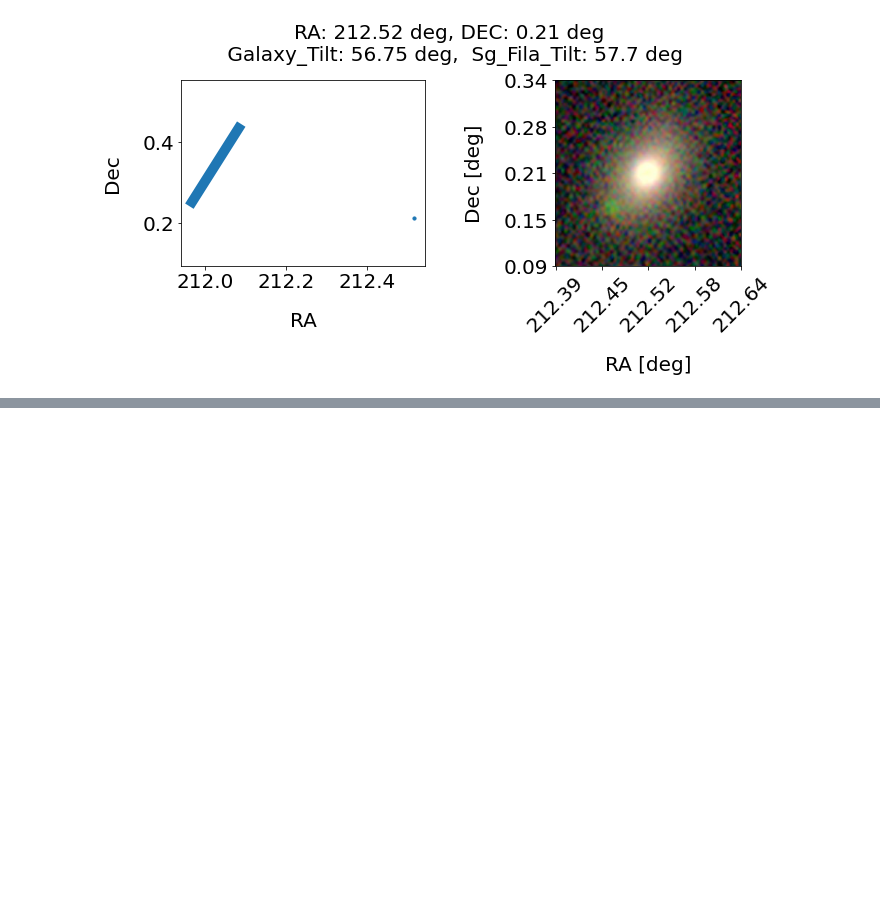
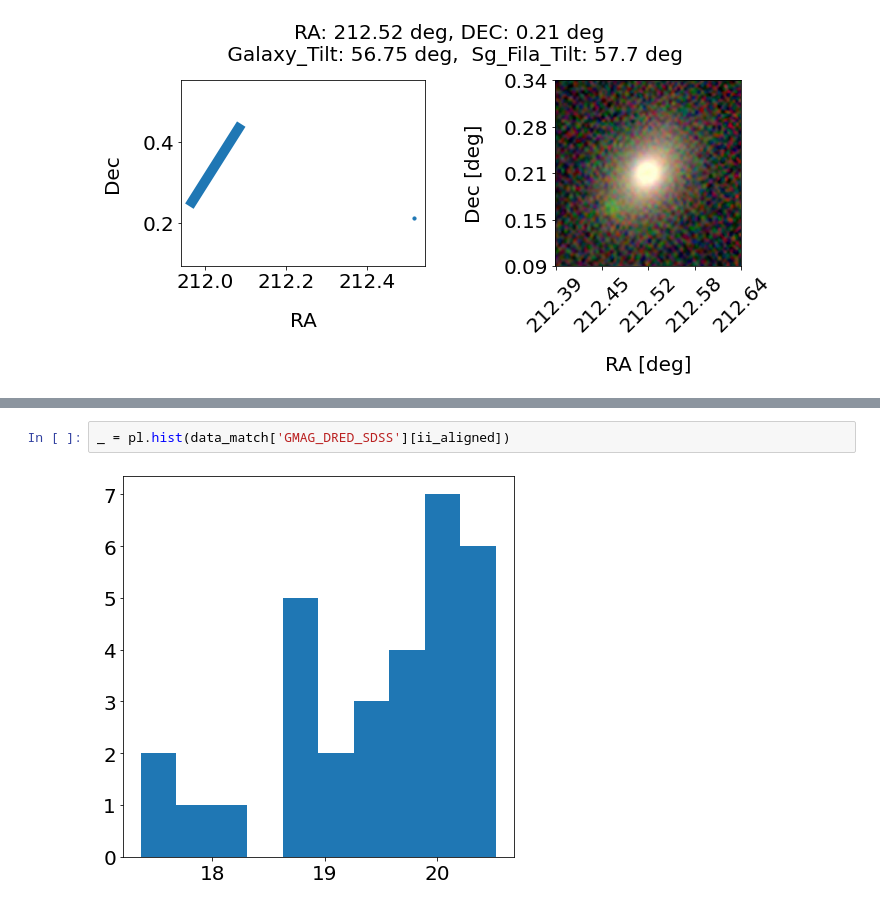
Before and after one commit to jsuarez314/alignment_desi, a Jupyter notebook: GAMA_DES_match.ipynb, the cells around one changed output, grey strips where cells are left out. Drawn from its saved outputs; the diff is of its cells as text; blank space fills up the shorter version.

```diff
--- a/GAMA_DES_match.ipynb
+++ b/GAMA_DES_match.ipynb
@@ -835,0 +923,4 @@ for ii_al in ii_aligned[:5]:
+# %%
+_ = pl.hist(data_match['GMAG_DRED_SDSS'][ii_aligned])
+# %% [output]
+[figure, added]
```
Also changed, not shown: parts of 6 cells of this notebook, 2 other files.
